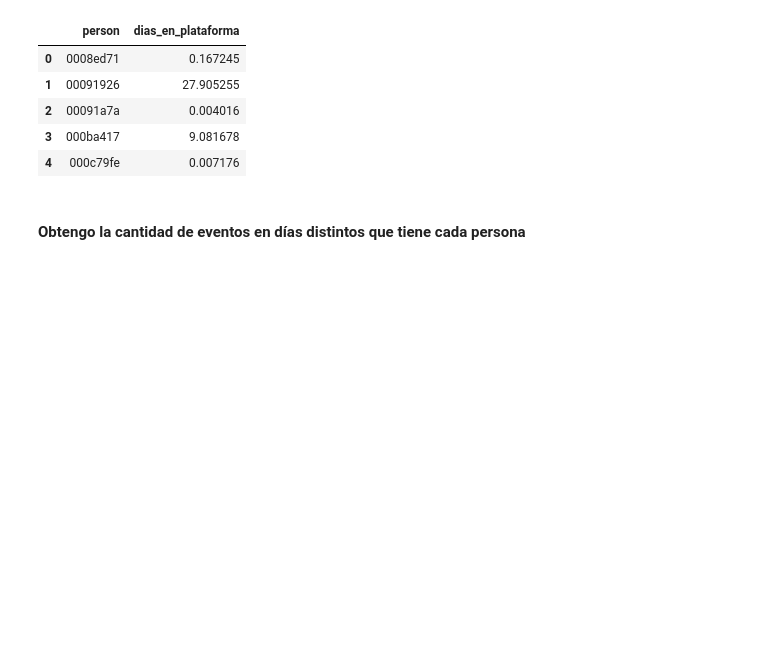
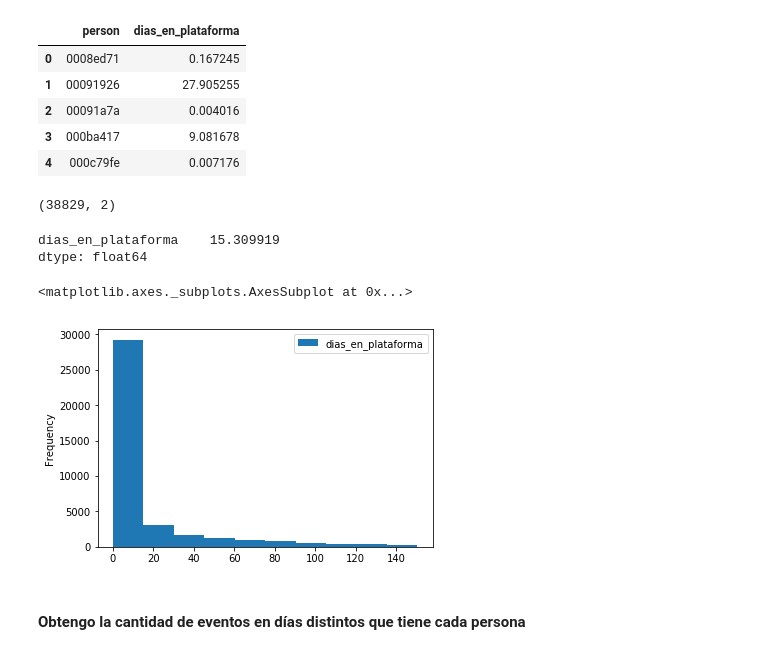
Before and after one commit to gabyrobles93/7506-TP2-MachineLearning, a Jupyter notebook: notebooks/gaby_feature_eng.ipynb, the cells around one changed output. Cells and saved outputs as stored; diff of their text form; code cells hidden in the pictures; blank space fills up the shorter version.

```diff
--- a/notebooks/gaby_feature_eng.ipynb
+++ b/notebooks/gaby_feature_eng.ipynb
@@ -189,3 +190,17 @@ dias_en_plataforma.head()
 | 2 | 00091a7a | 0.004016 |
 | 3 | 000ba417 | 9.081678 |
 | 4 | 000c79fe | 0.007176 |
+# %%
+dias_en_plataforma.shape
+# %% [output]
+(38829, 2)
+# %%
+dias_en_plataforma.mean()
+# %% [output]
+dias_en_plataforma    15.309919
+dtype: float64
+# %%
+dias_en_plataforma.plot.hist()
+# %% [output]
+<matplotlib.axes._subplots.AxesSubplot at 0x...>
+[figure, added]
```
Also changed, not shown: parts of 11 cells of this notebook.
